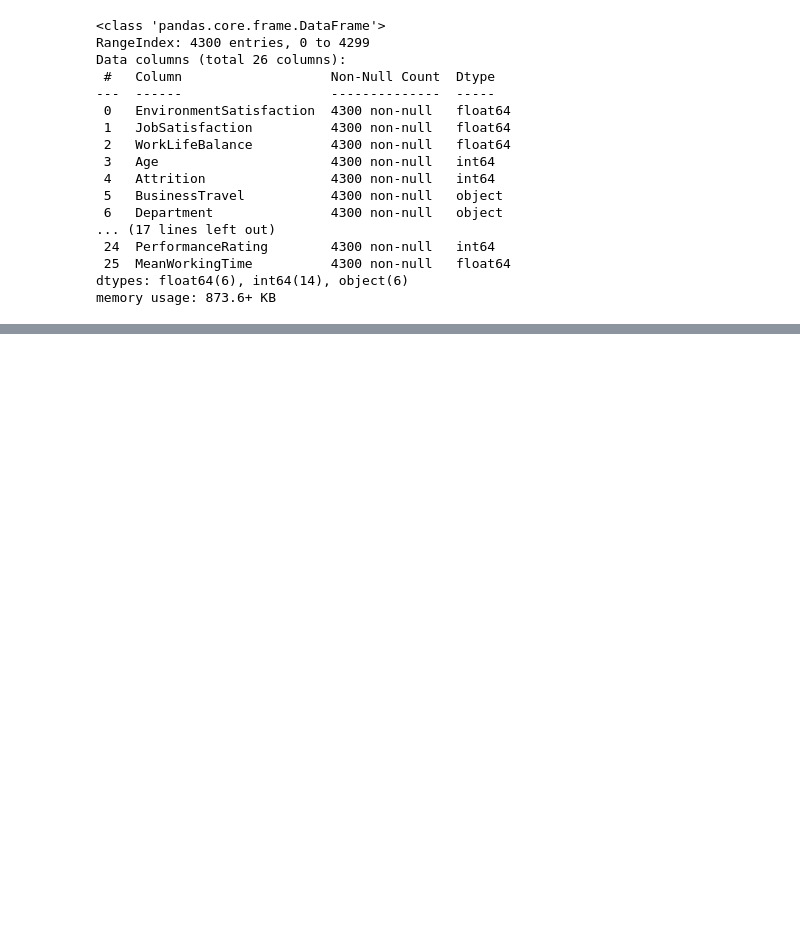
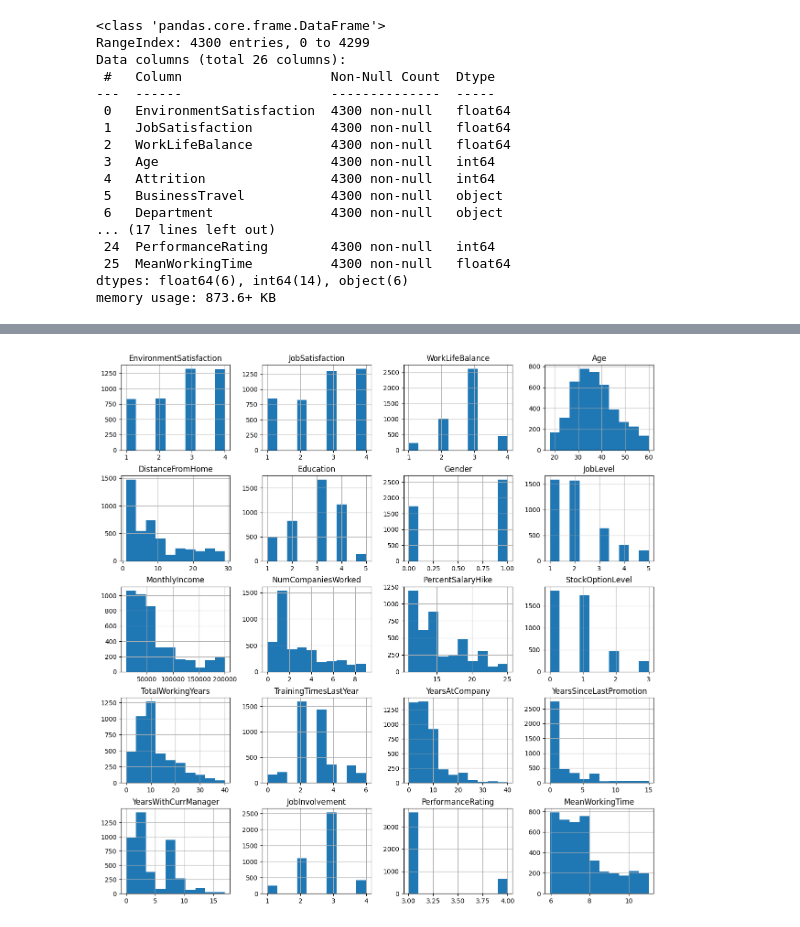
Before and after one commit to DraKkarW2/Projet_IA, a Jupyter notebook: Data_Wrangling.ipynb, the cells around one changed output, grey strips where cells are left out. Drawn from its saved outputs; the diff is of its cells as text; code cells hidden in the pictures; blank space fills up the shorter version.

```diff
--- a/Data_Wrangling.ipynb
+++ b/Data_Wrangling.ipynb
@@ -53,3 +117,10 @@ memory usage: 873.6+ KB
+# %%
+from matplotlib import pyplot as plt
+
+data.hist(figsize=(15,15))
+plt.show()
+# %% [output]
+[figure, added]
 # %%
 data.describe()
 # %% [output]
```
Also changed, not shown: parts of 8 cells of this notebook.
